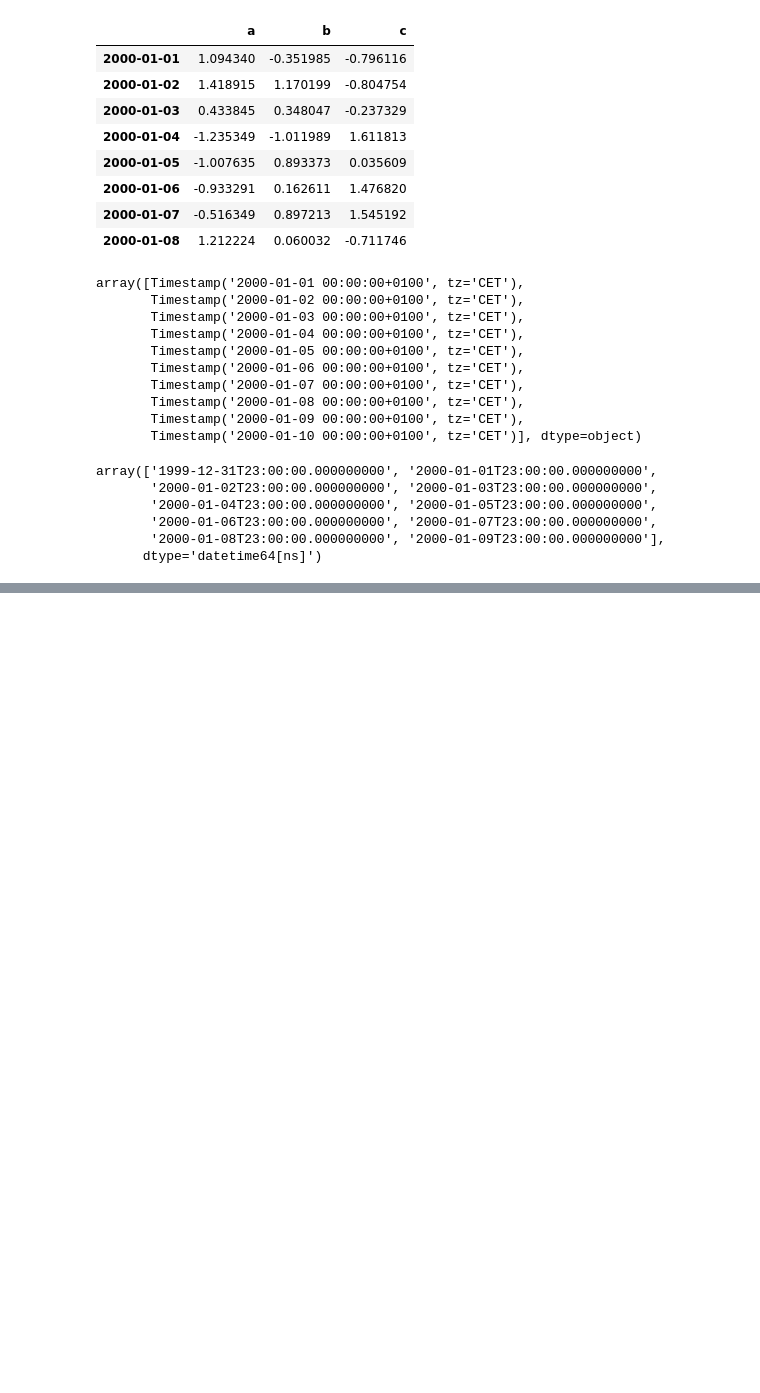
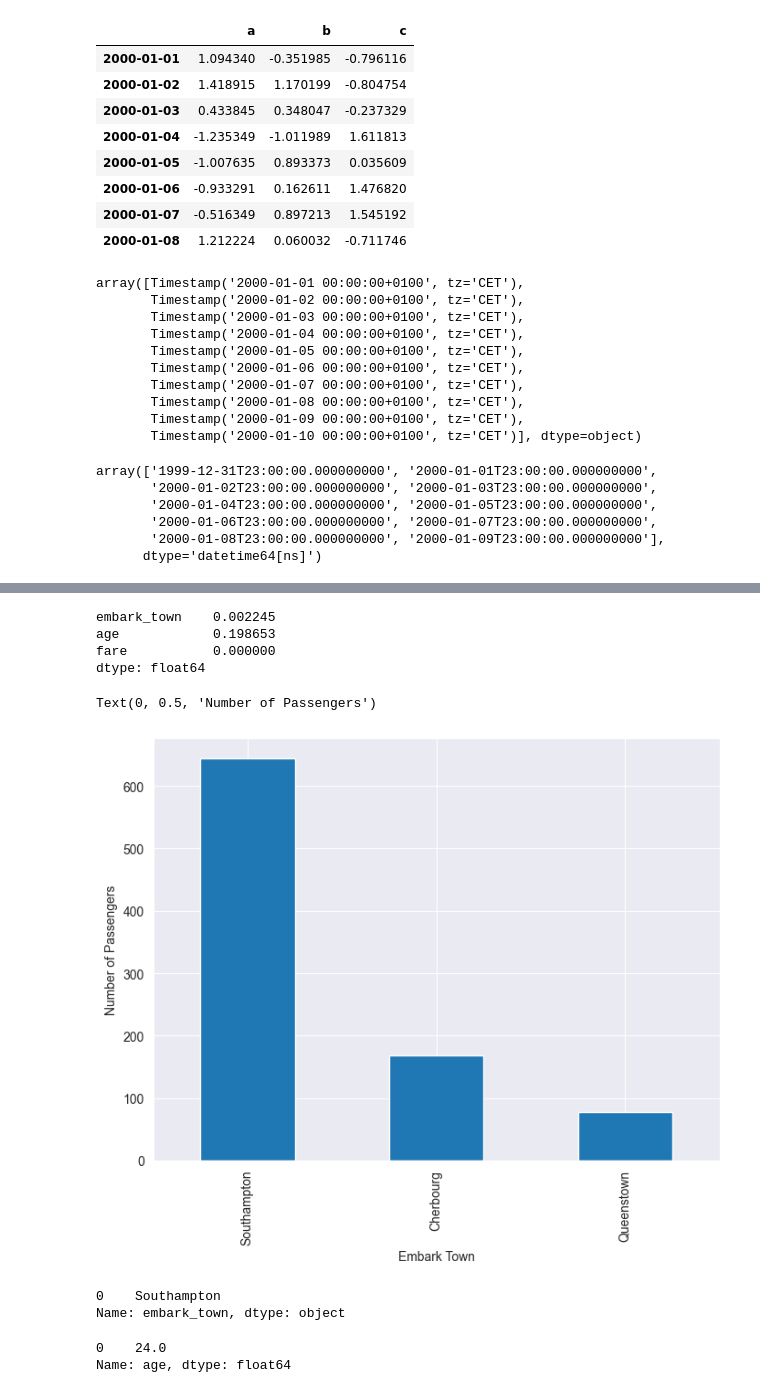
Before and after one commit to Dannysesi/Data_Science-learning, a Jupyter notebook: 30days_of_learning_pandas.ipynb, the cells around one changed output, grey strips where cells are left out. Drawn from its saved outputs; the diff is of its cells as text; code cells hidden in the pictures; blank space fills up the shorter version.

Commit message:
handling missing values

```diff
--- a/30days_of_learning_pandas.ipynb
+++ b/30days_of_learning_pandas.ipynb
@@ -820,0 +923,28 @@ array(['1999-12-31T23:00:00.000000000', '2000-01-01T23:00:00.000000000',
+# %%
+# frequency category imputation
+
+import matplotlib.pyplot as plt
+import seaborn as sns
+plt.rcParams["figure.figsize"] = [ 8 , 6 ]
+sns.set_style("darkgrid")
+titanic_data = sns.load_dataset('titanic')
+titanic_data = titanic_data[["embark_town", "age", "fare"]]
+titanic_data.head()
+titanic_data.isnull().mean()
+# %% [output]
+embark_town    0.002245
+age            0.198653
+fare           0.000000
+dtype: float64
+# %%
+titanic_data.embark_town.value_counts().sort_values(ascending=False).plot.bar()
+plt.xlabel('Embark Town')
+plt.ylabel('Number of Passengers')
+# %% [output]
+Text(0, 0.5, 'Number of Passengers')
+[figure, added]
+# %%
+titanic_data.embark_town.mode()
+# %% [output]
+0    Southampton
+Name: embark_town, dtype: object
@@ -820,0 +953,5 @@ array(['1999-12-31T23:00:00.000000000', '2000-01-01T23:00:00.000000000',
+# %%
+titanic_data.age.mode()
+# %% [output]
+0    24.0
+Name: age, dtype: float64
```
Also changed, not shown: parts of 20 cells of this notebook.
